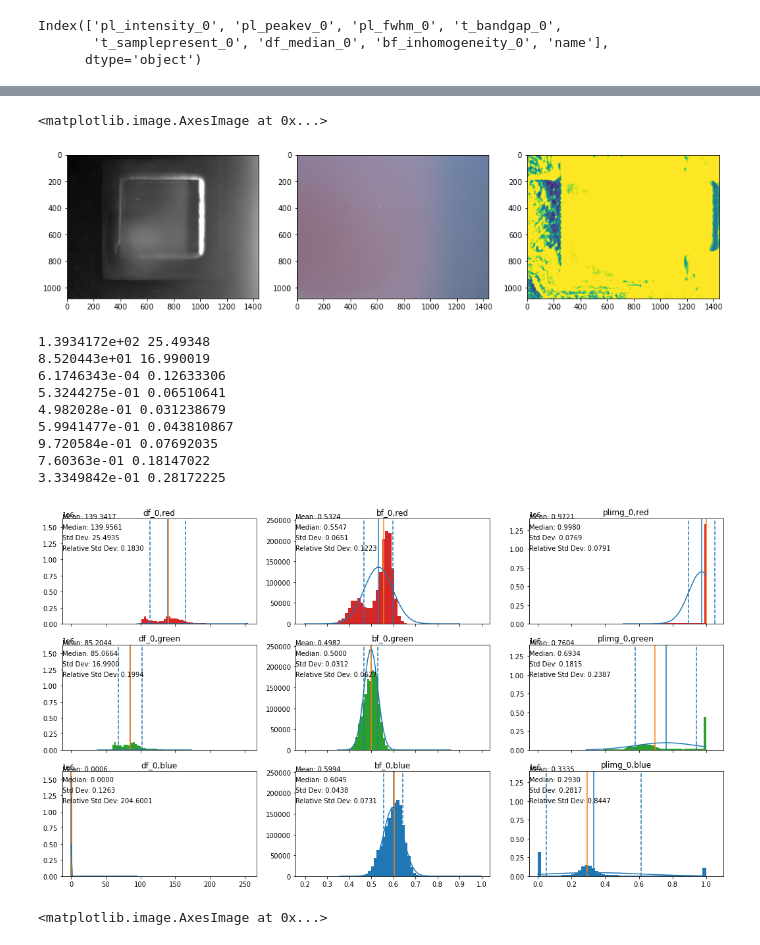
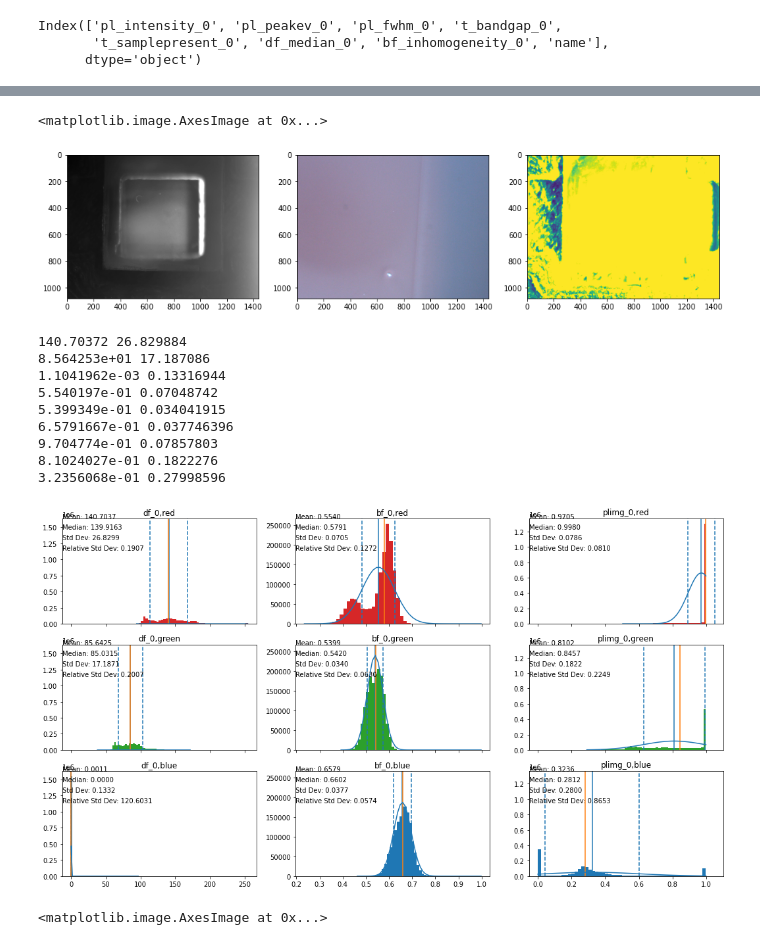
Before and after one commit to fenning-research-group/PASCAL_TrainView, a Jupyter notebook: analysis.ipynb, the cells around one changed output, grey strips where cells are left out. Drawn from its saved outputs; the diff is of its cells as text; code cells hidden in the pictures.

```diff
--- a/analysis.ipynb
+++ b/analysis.ipynb
@@ -128,15 +128,15 @@ plimg_0 shape: (1080, 1440, 3)
 # %%
 # plot images
 
 fig, ax = plt.subplots(1,3, figsize=(16,10))
-i=20
+i=3
 
 ax[0].imshow(rawdf['df_0'][i][:,:,0], cmap='gray')
 ax[1].imshow(rawdf['bf_0'][i])
 ax[2].imshow(rawdf['plimg_0'][i][:,:,0]) # use red channel for PL measurements, since that's what bandgap energy is
 # %% [output]
 <matplotlib.image.AxesImage at 0x...>
-[figure, old version]
+[figure, new version]
 # %%
 # plot histograms showing image rgb channel intensities
 from scipy.stats import norm
@@ -181,16 +181,16 @@ for x in range(3):
         ypdf = norm.pdf(xpdf, mu, sigma) * np.max(hist)/10
         ax[y,x].plot(xpdf, ypdf)
 # %% [output]
-1.3934172e+02 25.49348
-8.520443e+01 16.990019
-6.1746343e-04 0.12633306
-5.3244275e-01 0.06510641
-4.982028e-01 0.031238679
-5.9941477e-01 0.043810867
-9.720584e-01 0.07692035
-7.60363e-01 0.18147022
-3.3349842e-01 0.28172225
+140.70372 26.829884
+8.564253e+01 17.187086
+1.1041962e-03 0.13316944
+5.540197e-01 0.07048742
+5.399349e-01 0.034041915
+6.5791667e-01 0.037746396
+9.704774e-01 0.07857803
+8.1024027e-01 0.1822276
+3.2356068e-01 0.27998596
-[figure, old version]
+[figure, new version]
 # %%
 # try overlaying bf/df/pl images to see how it looks
 
```
Also changed, not shown: parts of 2 cells of this notebook.
